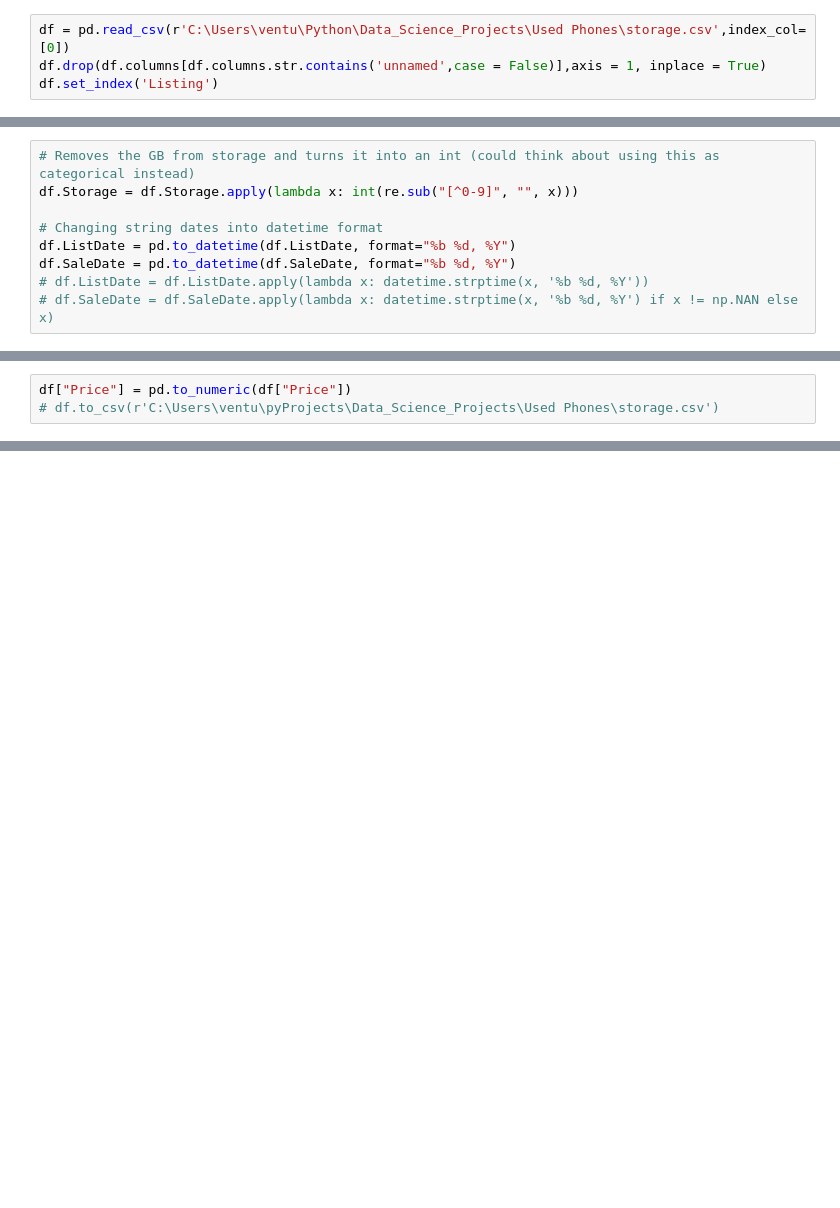
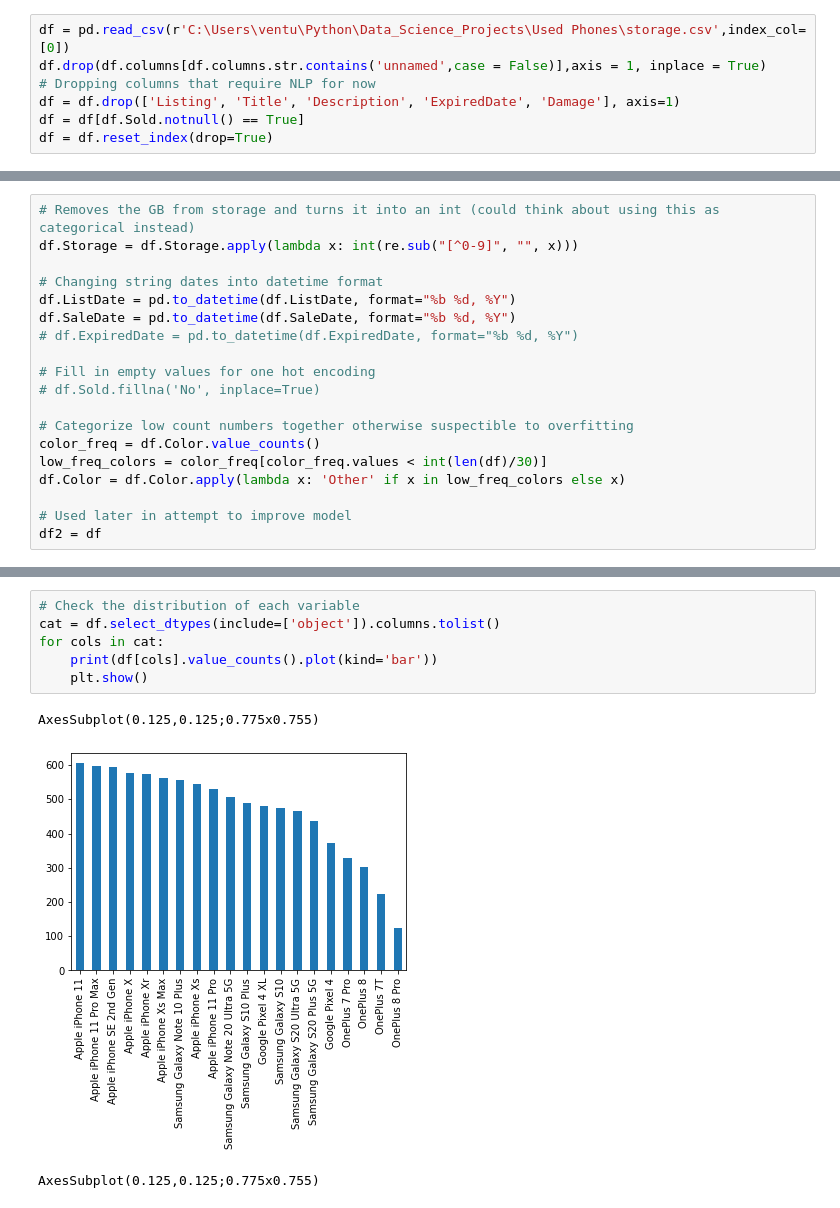
Before and after one commit to venturizhou/Data_Science_Projects, a Jupyter notebook: Used Phones/dataframevisual.ipynb, the cells around one changed output, grey strips where cells are left out. Saved outputs shown, nothing was run; the diff lists cells and outputs as text; blank space fills up the shorter version.

```diff
--- a/Used Phones/dataframevisual.ipynb
+++ b/Used Phones/dataframevisual.ipynb
@@ -14,5 +22,8 @@ from datetime import datetime
 # %%
 df = pd.read_csv(r'C:\Users\ventu\Python\Data_Science_Projects\Used Phones\storage.csv',index_col=[0])
 df.drop(df.columns[df.columns.str.contains('unnamed',case = False)],axis = 1, inplace = True)
-df.set_index('Listing')
+# Dropping columns that require NLP for now
+df = df.drop(['Listing', 'Title', 'Description', 'ExpiredDate', 'Damage'], axis=1)
+df = df[df.Sold.notnull() == True]
+df = df.reset_index(drop=True)
 # %% [output]
@@ -46,7 +60,17 @@ df.Storage = df.Storage.apply(lambda x: int(re.sub("[^0-9]", "", x)))
 # Changing string dates into datetime format
 df.ListDate = pd.to_datetime(df.ListDate, format="%b %d, %Y")
 df.SaleDate = pd.to_datetime(df.SaleDate, format="%b %d, %Y")
-# df.ListDate = df.ListDate.apply(lambda x: datetime.strptime(x, '%b %d, %Y'))
-# df.SaleDate = df.SaleDate.apply(lambda x: datetime.strptime(x, '%b %d, %Y') if x != np.NAN else x)
+# df.ExpiredDate = pd.to_datetime(df.ExpiredDate, format="%b %d, %Y")
+
+# Fill in empty values for one hot encoding
+# df.Sold.fillna('No', inplace=True)
+
+# Categorize low count numbers together otherwise suspectible to overfitting
+color_freq = df.Color.value_counts()
+low_freq_colors = color_freq[color_freq.values < int(len(df)/30)]
+df.Color = df.Color.apply(lambda x: 'Other' if x in low_freq_colors else x)
+
+# Used later in attempt to improve model
+df2 = df
 # %% [output]
 [interactive output not drawn]
@@ -78,3 +76,0 @@ Name: ListDate, Length: 33656, dtype: datetime64[ns]
-# %%
-df["Price"] = pd.to_numeric(df["Price"])
-# df.to_csv(r'C:\Users\ventu\pyProjects\Data_Science_Projects\Used Phones\storage.csv')
@@ -86,0 +81,10 @@ df2 = df.loc[df['Sold']=='Yes'].groupby('Model').Price.mean()
+# %%
+# Check the distribution of each variable
+cat = df.select_dtypes(include=['object']).columns.tolist()
+for cols in cat:
+    print(df[cols].value_counts().plot(kind='bar'))
+    plt.show()
+# %% [output]
+AxesSubplot(0.125,0.125;0.775x0.755)
+[figure, added]
+AxesSubplot(0.125,0.125;0.775x0.755)
```
Also changed, not shown: parts of 28 cells of this notebook, 2 other files.
